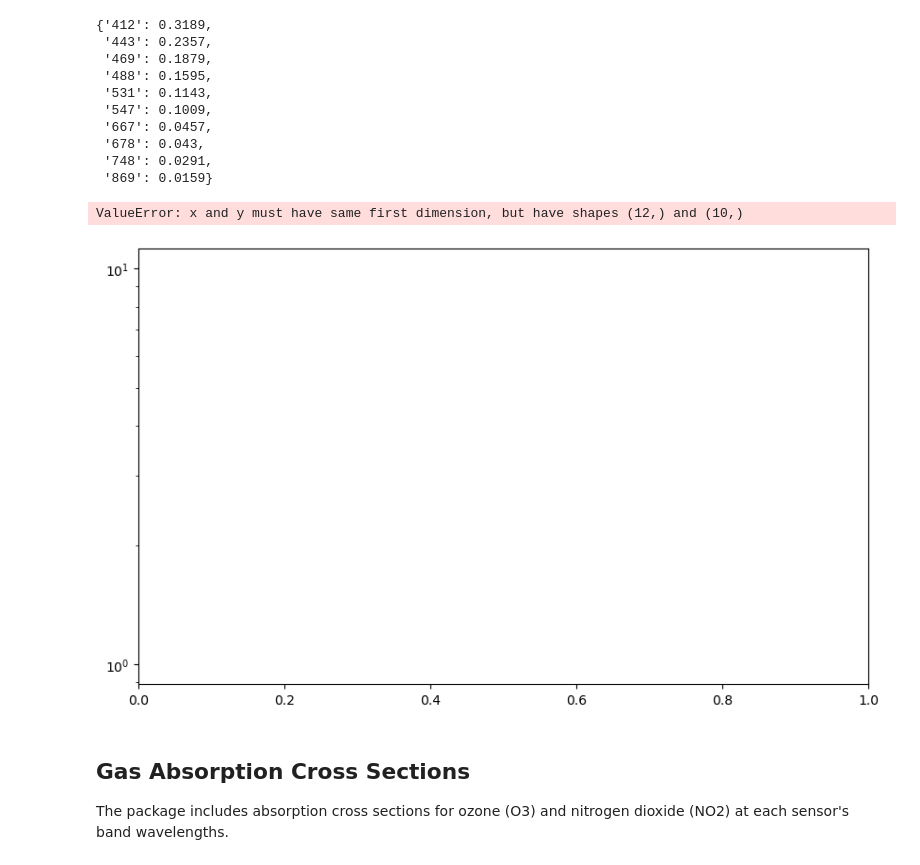
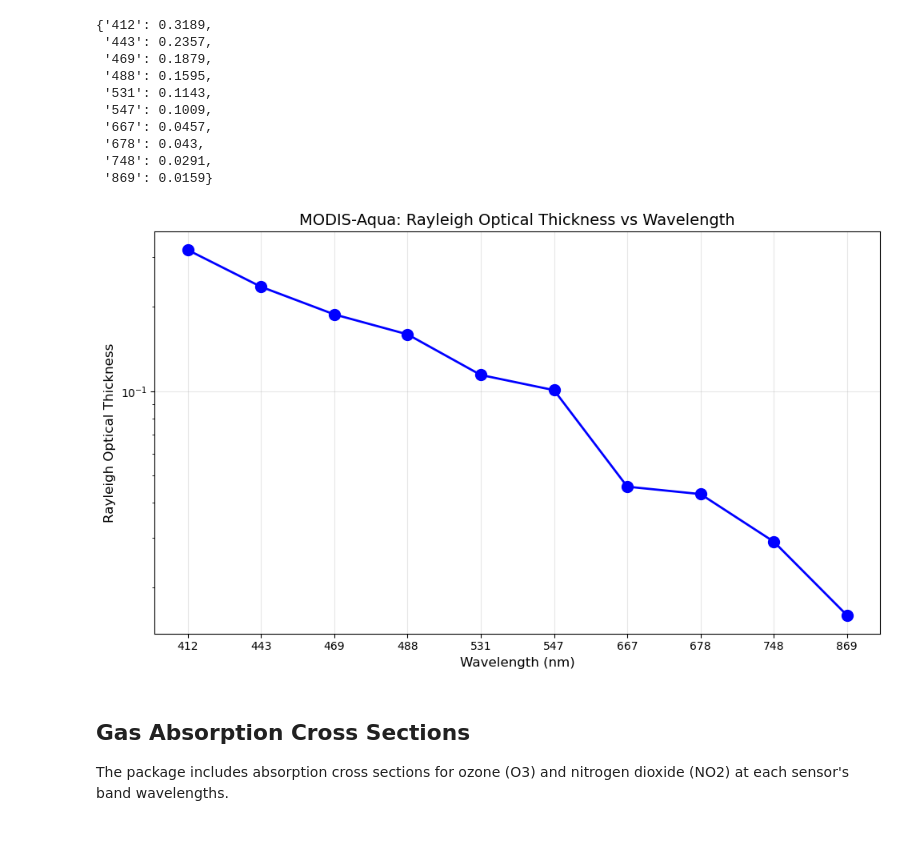
Before and after one commit to ocean-colour/correct-atmosphere, a Jupyter notebook: nb/01_getting_started.ipynb, the cells around one changed output. Cells and saved outputs as stored; diff of their text form; code cells hidden in the pictures; blank space fills up the shorter version.

```diff
--- a/nb/01_getting_started.ipynb
+++ b/nb/01_getting_started.ipynb
@@ -159,27 +155,24 @@ modis_rayleigh
 # %%
 # Visualize Rayleigh optical thickness vs wavelength
 #wavelengths = list(modis_bands.values())
-bands = list(modis_bands.values())
+bands = list(modis_rayleigh.keys())
 tau_r_values = list(modis_rayleigh.values())
 
-cen_waves = [items[0] for items in wavelengths]
-
 plt.figure(figsize=(10, 6))
-plt.semilogy(cen_waves, tau_r_values, 'bo-', markersize=10, linewidth=2)
+plt.semilogy(bands, tau_r_values, 'bo-', markersize=10, linewidth=2)
 plt.xlabel('Wavelength (nm)', fontsize=12)
 plt.ylabel('Rayleigh Optical Thickness', fontsize=12)
 plt.title('MODIS-Aqua: Rayleigh Optical Thickness vs Wavelength', fontsize=14)
 plt.grid(True, alpha=0.3)
 
 # Annotate bands
 for wl, tau, band in zip(wavelengths, tau_r_values, modis_bands.keys()):
     plt.annotate(band, (wl, tau), textcoords="offset points", xytext=(0, 10), ha='center', fontsize=8)
 
 plt.tight_layout()
 plt.show()
 # %% [output]
-ValueError: x and y must have same first dimension, but have shapes (12,) and (10,)
-[figure, old version]
+[figure, new version]
 # %% [markdown]
 ## Gas Absorption Cross Sections
 
```
Also changed, not shown: parts of 1 cell of this notebook.
